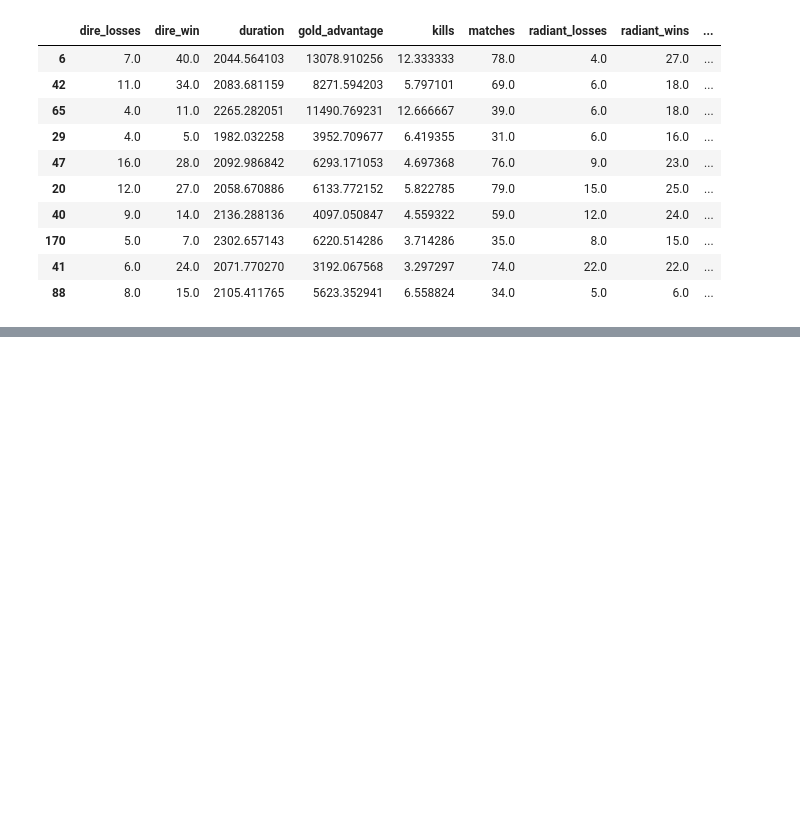
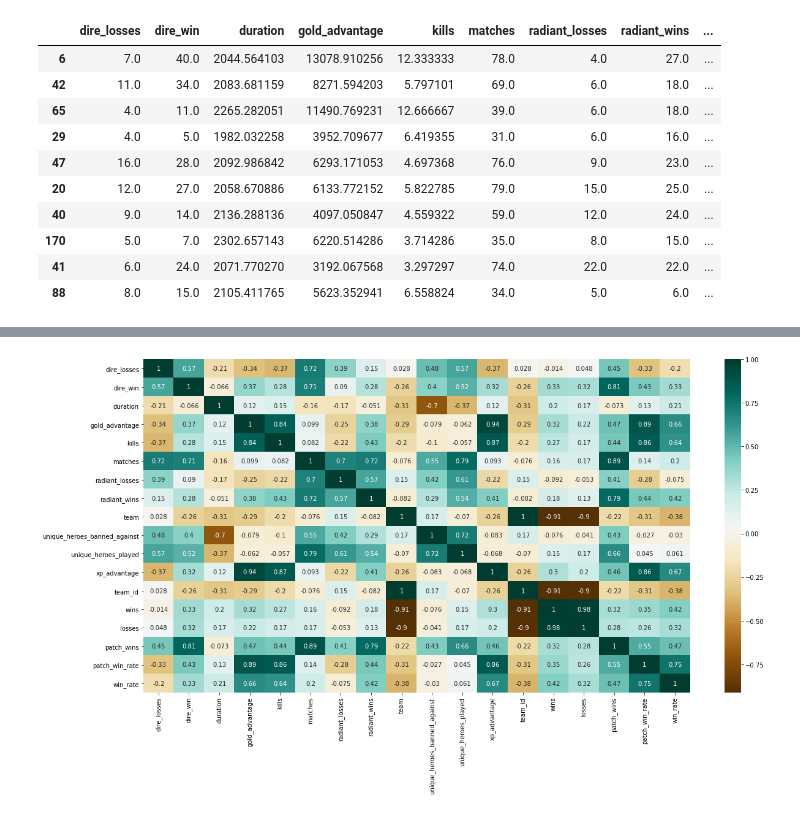
Before and after one commit to jpcajanding/dota2_teams_performance, a Jupyter notebook: visualization.ipynb, the cells around one changed output, grey strips where cells are left out. Saved outputs shown, nothing was run; the diff lists cells and outputs as text; code cells hidden in the pictures; blank space fills up the shorter version.

```diff
--- a/visualization.ipynb
+++ b/visualization.ipynb
@@ -217,0 +253,6 @@ fig.show()
+# %%
+plt.figure(figsize=(20,10))
+c= results.corr()
+sns.heatmap(c,annot=True, cmap='BrBG')
+c
+# %% [output]
@@ -217,0 +276 @@ fig.show()
+[figure, added]
```
Also changed, not shown: parts of 13 cells of this notebook, 1 other file.
